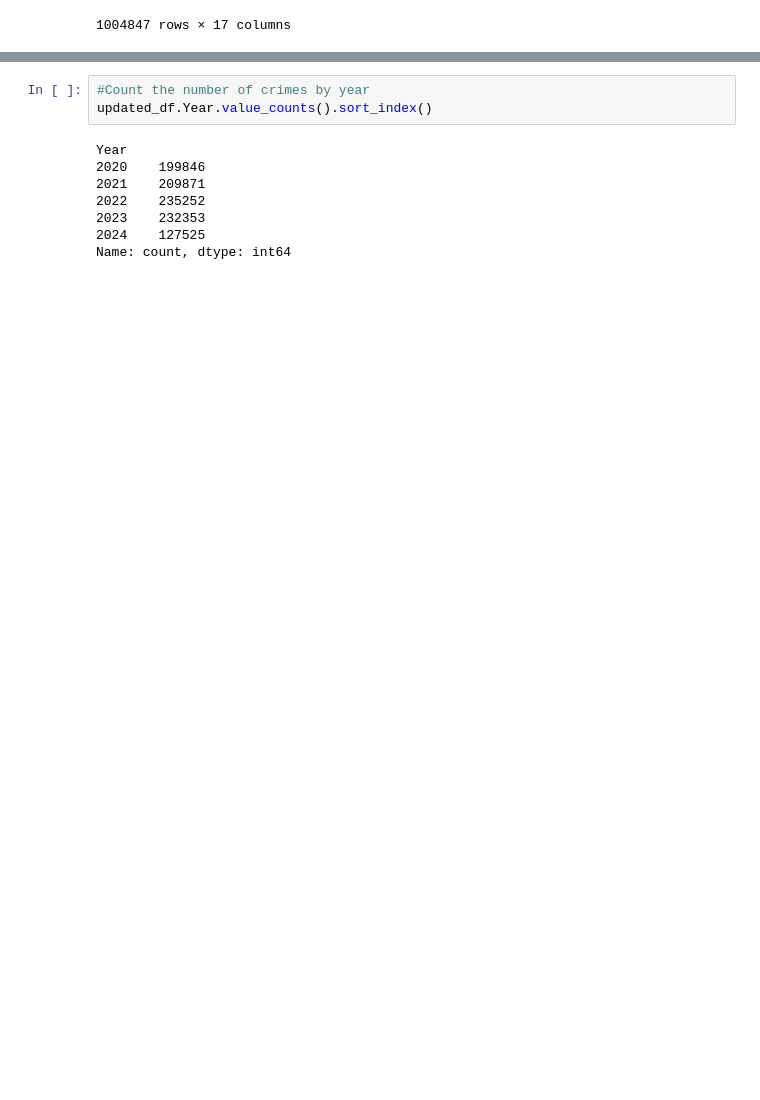
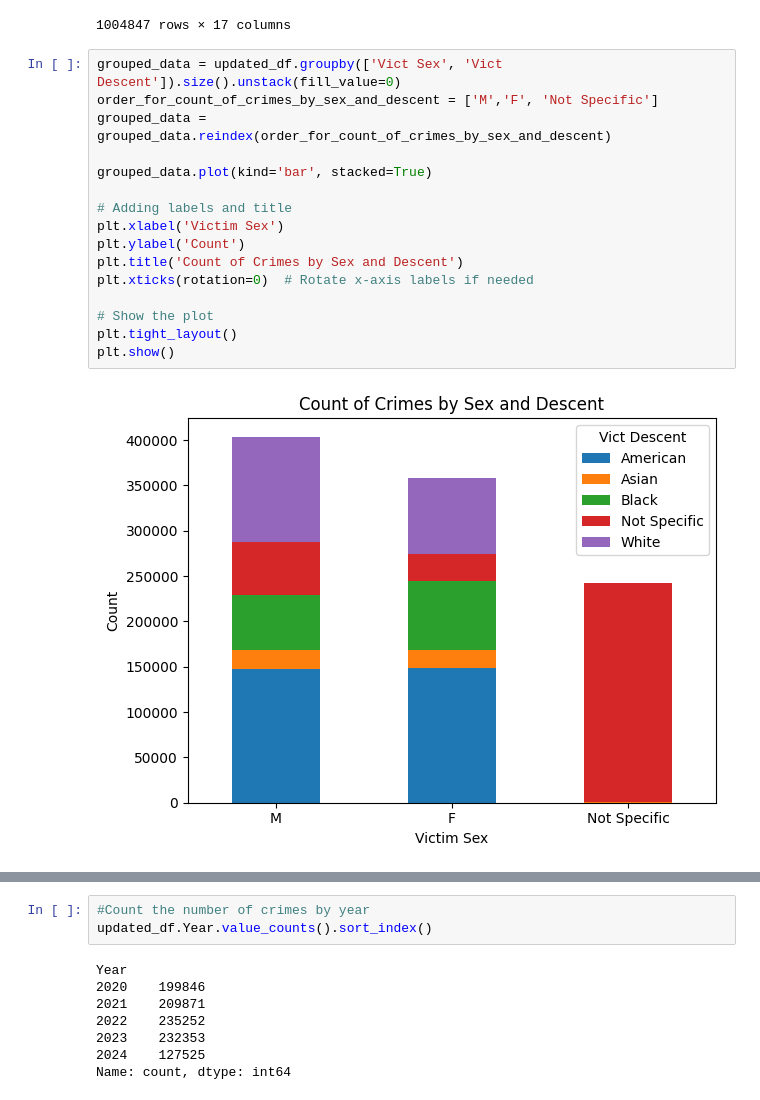
Before and after one commit to ChunKuiLau/Project-1, a Jupyter notebook: EDA mini project.ipynb, the cells around one changed output, grey strips where cells are left out. Saved outputs shown, nothing was run; the diff lists cells and outputs as text; blank space fills up the shorter version.

```diff
--- a/EDA mini project.ipynb
+++ b/EDA mini project.ipynb
@@ -212,3 +212,21 @@ updated_df
 | 922388 | 12/31/2024 12:00:00 AM | 2024-12-30 | 2230 | 14 | Pacific | 1494 | 1 | 341 | THEFT-GRAND ($950.01 & OVER)EXCPT... | ... |
 | 908195 | 12/30/2024 12:00:00 AM | 2024-12-30 | 2300 | 14 | Pacific | 1494 | 1 | 761 | BRANDISH WEAPON | ... |
 1004847 rows × 17 columns
+# %%
+grouped_data = updated_df.groupby(['Vict Sex', 'Vict Descent']).size().unstack(fill_value=0)
+order_for_count_of_crimes_by_sex_and_descent = ['M','F', 'Not Specific']
+grouped_data = grouped_data.reindex(order_for_count_of_crimes_by_sex_and_descent)
+
+grouped_data.plot(kind='bar', stacked=True)
+
+# Adding labels and title
+plt.xlabel('Victim Sex')
+plt.ylabel('Count')
+plt.title('Count of Crimes by Sex and Descent')
+plt.xticks(rotation=0)  # Rotate x-axis labels if needed
+
+# Show the plot
+plt.tight_layout()
+plt.show()
+# %% [output]
+[figure, added]
```
Also changed, not shown: parts of 4 cells of this notebook.
